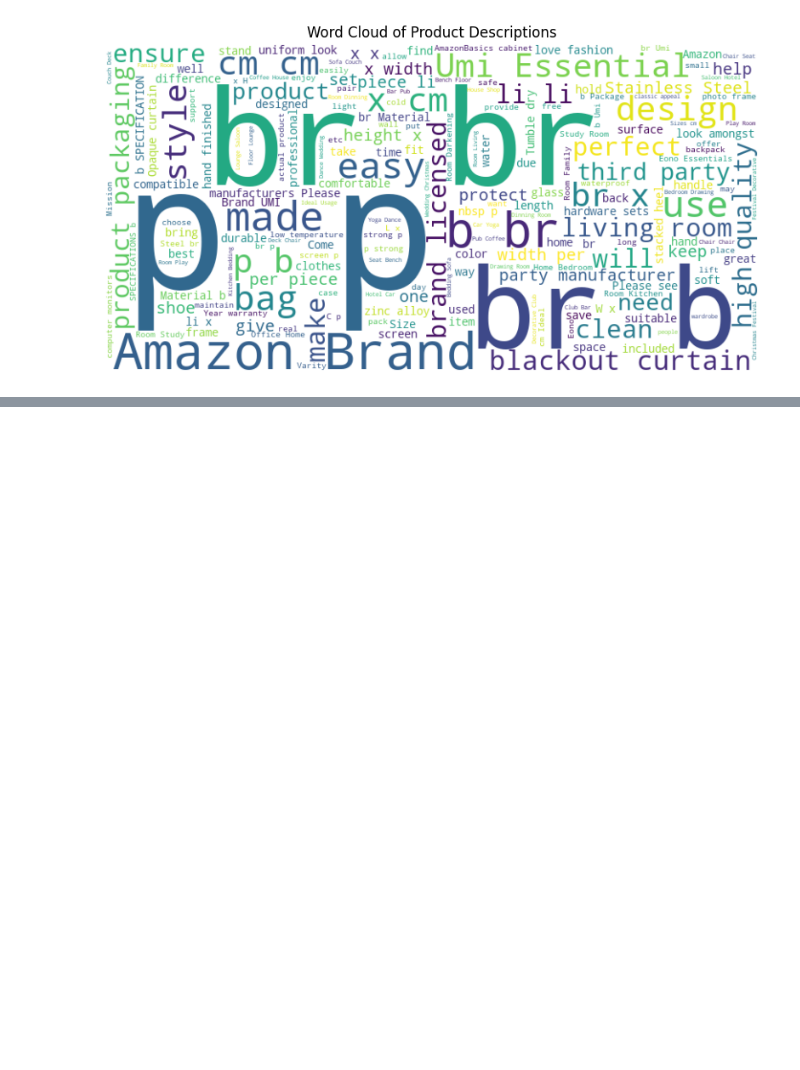
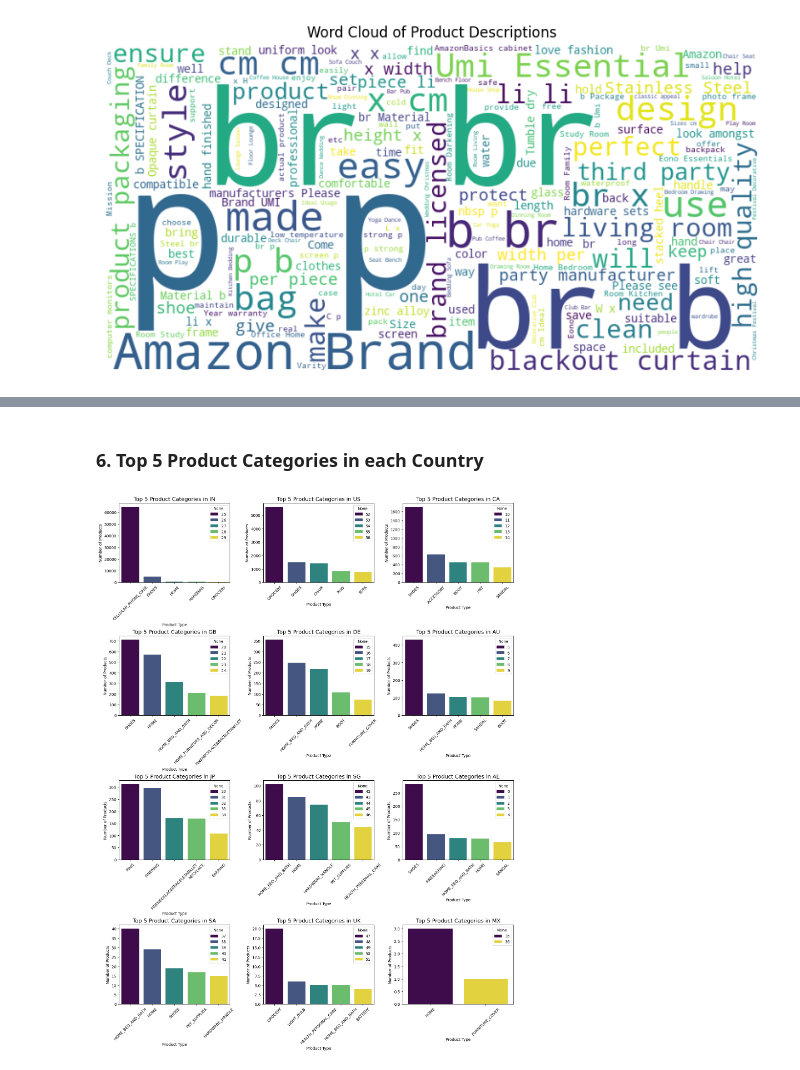
Before and after one commit to vivekprasanna/ShopTalk, a Jupyter notebook: research-initial python notebooks/ShopTalk-DataCleaning.ipynb, the cells around one changed output, grey strips where cells are left out. Drawn from its saved outputs; the diff is of its cells as text; code cells hidden in the pictures; blank space fills up the shorter version.

```diff
--- a/research-initial python notebooks/ShopTalk-DataCleaning.ipynb
+++ b/research-initial python notebooks/ShopTalk-DataCleaning.ipynb
@@ -336,0 +350,38 @@ plt.show()
+# %% [markdown]
+### 6. Top 5 Product Categories in each Country
+# %%
+# For each country find the top n products.
+TOP_N = 5
+NUM_COLS = 3
+top_products_by_country = df_merged_master.groupby("country")["product_type"].value_counts().groupby("country").head(TOP_N).reset_index(name='count')
+
+# Order the countries by the number of products in DESCENDING order
+country_order = df_merged_master["country"].value_counts().sort_values(ascending=False).index
+
+# Determine the number of rows and columns for the grid
+num_countries = len(country_order)
+num_rows = (num_countries + NUM_COLS - 1) // NUM_COLS
+
+# Create subplots
+fig, axes = plt.subplots(num_rows, NUM_COLS, figsize=(15, num_rows * 5), constrained_layout=True)
+
+# Flatten the axes array for easy iteration
+axes = axes.flatten()
+
+# Plot the top products by country
+for i, country in enumerate(country_order):
+    ax = axes[i]
+    top_products = top_products_by_country[top_products_by_country["country"] == country]
+    sns.barplot(x="product_type", y="count", data=top_products, hue=top_products.index, palette="viridis", ax=ax)
+    ax.set_title(f"Top {TOP_N} Product Categories in {country}", fontsize=14)
+    ax.set_xlabel("Product Type")
+    ax.set_ylabel("Number of Products")
+    ax.tick_params(axis='x', rotation=45)
+
+# Remove any unused subplots
+for j in range(i + 1, len(axes)):
+    fig.delaxes(axes[j])
+
+plt.show()
+# %% [output]
+[figure, added]
```
Also changed, not shown: parts of 16 cells of this notebook.
